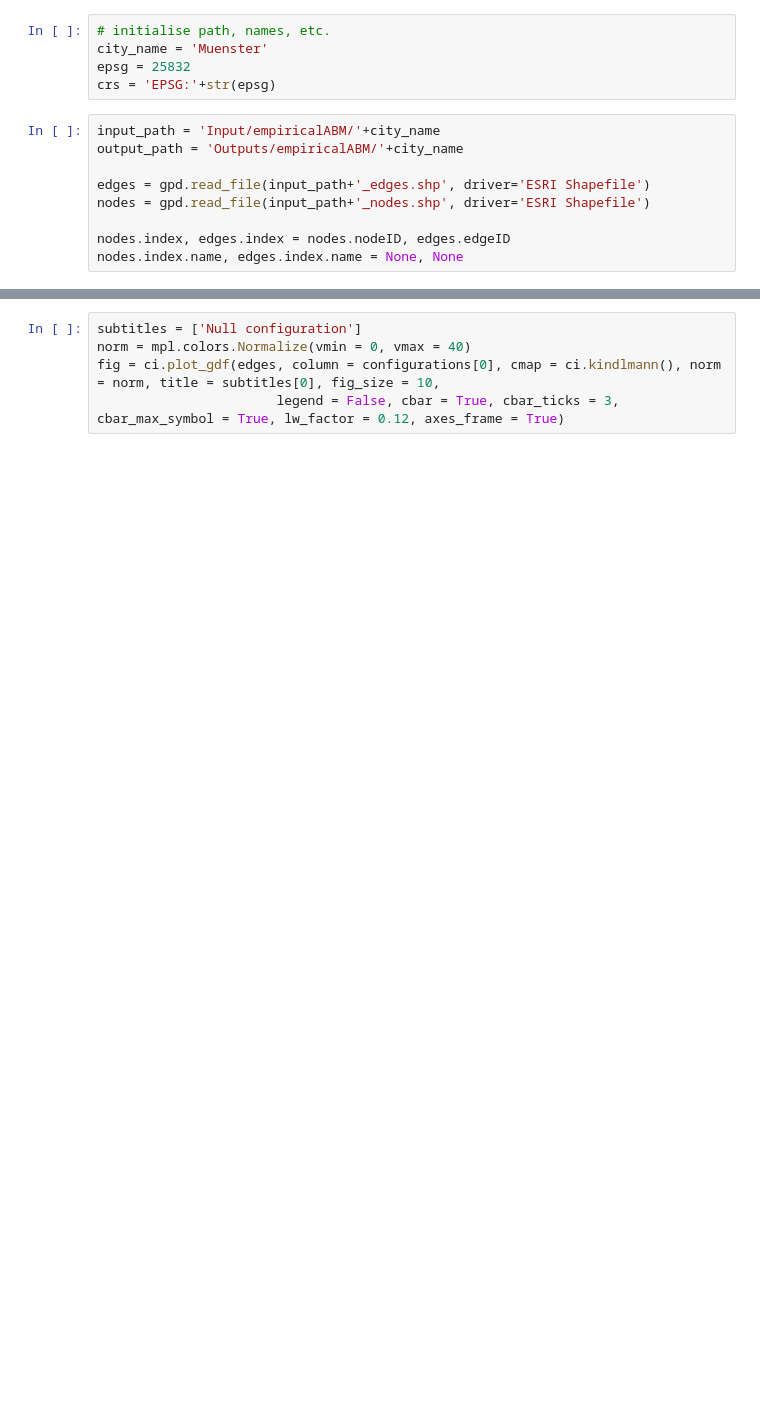
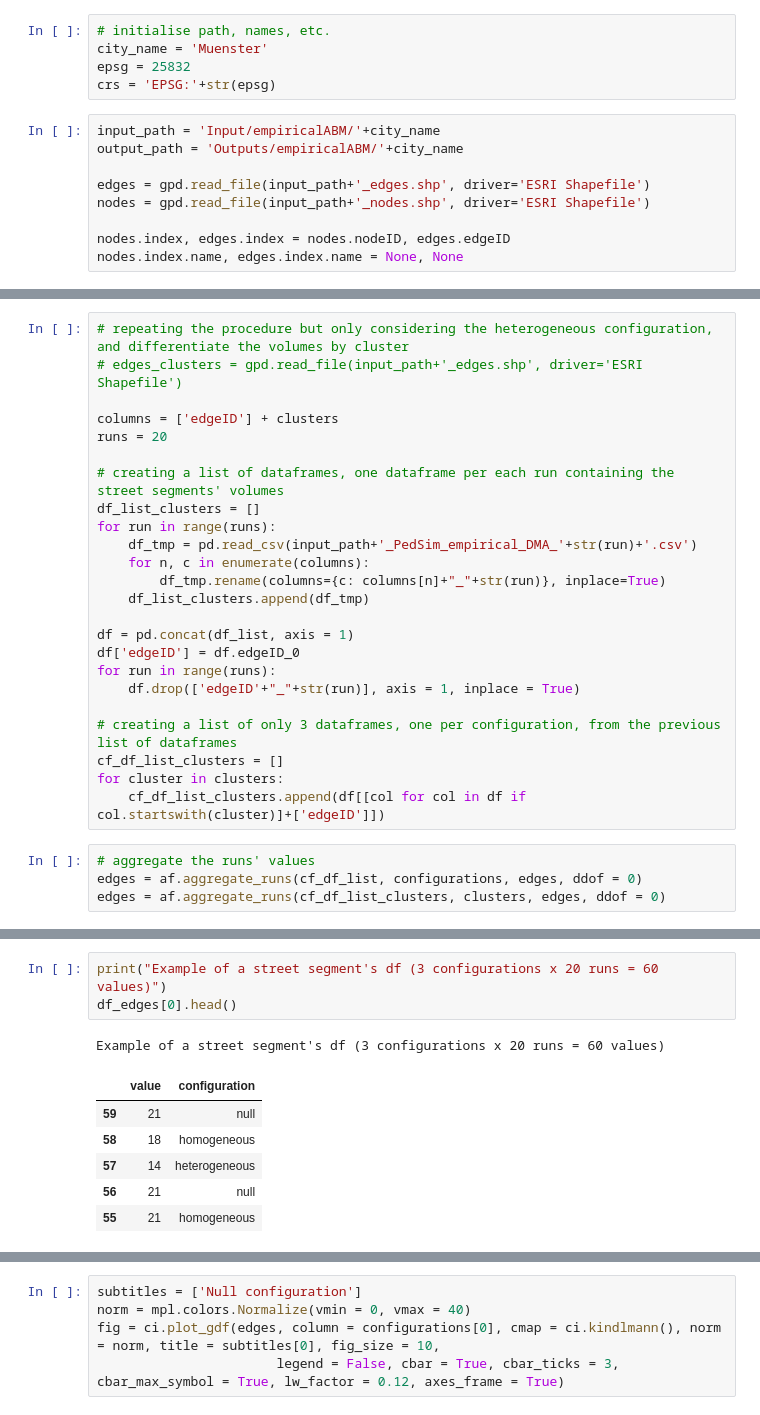
Before and after one commit to g-filomena/PedSimCity-Evaluation, a Jupyter notebook: 03-EmpiricalABM_Evaluation.ipynb, the cells around one changed output, grey strips where cells are left out. Drawn from its saved outputs; the diff is of its cells as text; blank space fills up the shorter version.

```diff
--- a/03-EmpiricalABM_Evaluation.ipynb
+++ b/03-EmpiricalABM_Evaluation.ipynb
@@ -391,0 +77,28 @@ edges.to_file(output_path+'_pedSim_empirical.shp', use_unicode=True, driver='ESR
+# %%
+# repeating the procedure but only considering the heterogeneous configuration, and differentiate the volumes by cluster
+# edges_clusters = gpd.read_file(input_path+'_edges.shp', driver='ESRI Shapefile')
+
+columns = ['edgeID'] + clusters
+runs = 20
+
+# creating a list of dataframes, one dataframe per each run containing the street segments' volumes
+df_list_clusters = []
+for run in range(runs):
+    df_tmp = pd.read_csv(input_path+'_PedSim_empirical_DMA_'+str(run)+'.csv')
+    for n, c in enumerate(columns):
+        df_tmp.rename(columns={c: columns[n]+"_"+str(run)}, inplace=True)
+    df_list_clusters.append(df_tmp)
+
+df = pd.concat(df_list, axis = 1)
+df['edgeID'] = df.edgeID_0
+for run in range(runs):
+    df.drop(['edgeID'+"_"+str(run)], axis = 1, inplace = True)
+
+# creating a list of only 3 dataframes, one per configuration, from the previous list of dataframes
+cf_df_list_clusters = []
+for cluster in clusters:
+    cf_df_list_clusters.append(df[[col for col in df if col.startswith(cluster)]+['edgeID']])
+# %%
+# aggregate the runs' values
+edges = af.aggregate_runs(cf_df_list, configurations, edges, ddof = 0)
+edges = af.aggregate_runs(cf_df_list_clusters, clusters, edges, ddof = 0)
@@ -391,0 +134,11 @@ edges.to_file(output_path+'_pedSim_empirical.shp', use_unicode=True, driver='ESR
+# %%
+print("Example of a street segment's df (3 configurations x 20 runs = 60 values)")
+df_edges[0].head()
+# %% [output]
+Example of a street segment's df (3 configurations x 20 runs = 60 values)
+|  | value | configuration |
+| 59 | 21 | null |
+| 58 | 18 | homogeneous |
+| 57 | 14 | heterogeneous |
+| 56 | 21 | null |
+| 55 | 21 | homogeneous |
```
Also changed, not shown: parts of 76 cells of this notebook, 43 other files.
